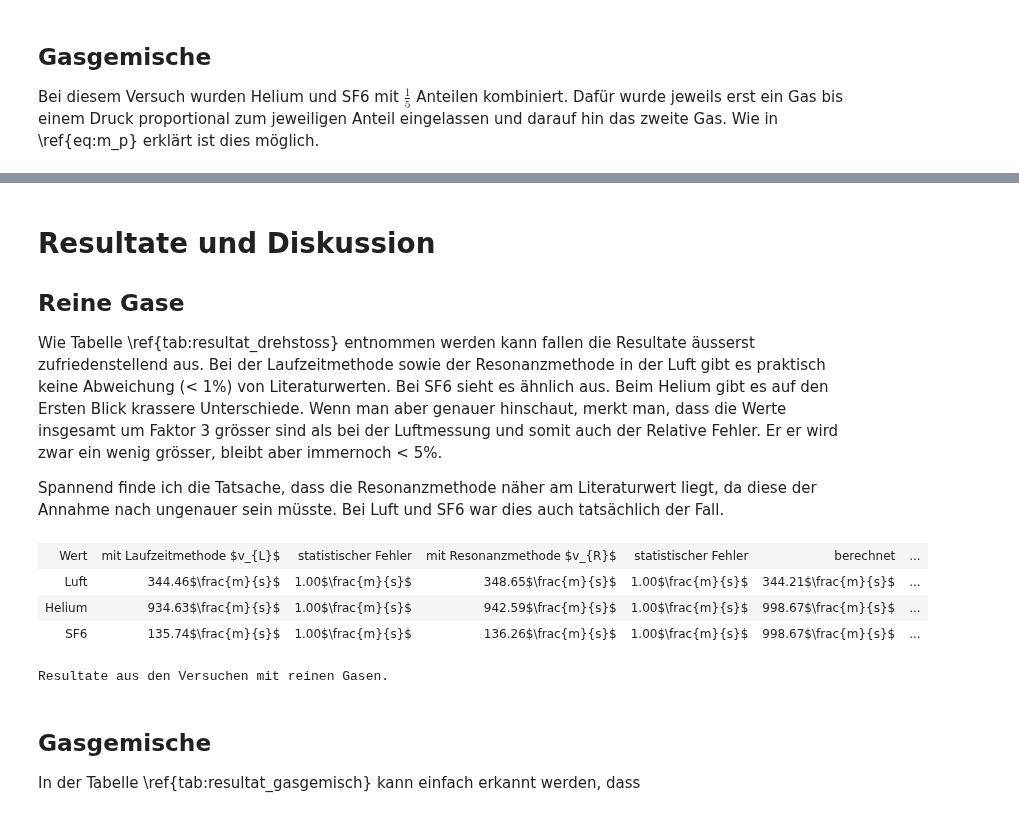
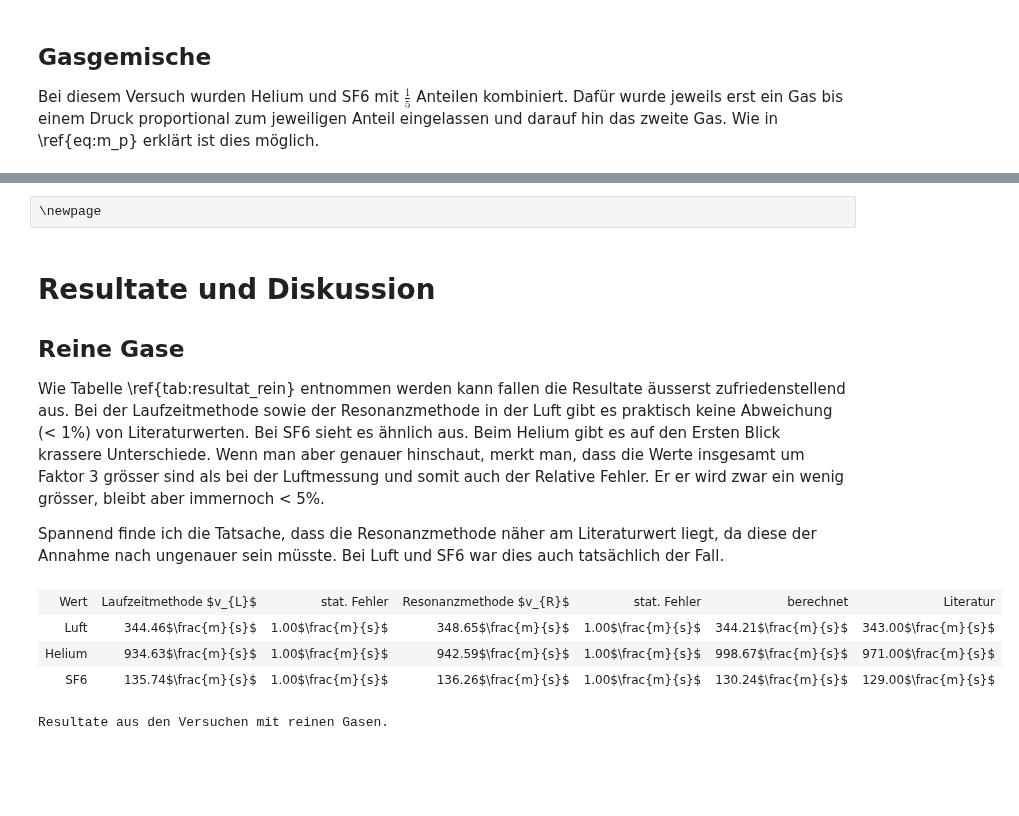
Before and after one commit to Yatekii/glal3, a Jupyter notebook: versuch3/W8.ipynb, the cells around one changed output, grey strips where cells are left out. Saved outputs shown, nothing was run; the diff lists cells and outputs as text; code cells hidden in the pictures; blank space fills up the shorter version.

```diff
--- a/versuch3/W8.ipynb
+++ b/versuch3/W8.ipynb
@@ -392,4 +396,6 @@ plt.show()
 # %%
+# Literature & Calcs
+
 T = 21.3 + 273.15
 Ri = 287
 K = 1.402
@@ -409,12 +415,12 @@ K = 1.012
 results['sf6']['sf6']['berechnet'] = math.sqrt(K * Ri * T)
 results['sf6']['sf6']['literatur'] = 129
 
-cp1 = 0
-cp2 = 0
-cv1 = 0
-cv2 = 0
-RL1 = 0
-RL2 = 0
+cp1 = cp[1]
+cp2 = cp[2]
+cv1 = cv[1]
+cv2 = cv[2]
+RL1 = ri[1]
+RL2 = ri[2]
 m1 = 0.2
 m2 = 0.8
 s1 = (m1 * cp1) + (m2 * cp2)
@@ -442,4 +448,19 @@ s1 = (m1 * cp1) + (m2 * cp2)
 s2 = (m1 + cv1) + (m2 * cv2)
 s3 = (m1 + RL1) + (m2 * RL2)
 results['helium']['sf6']['08_l_berechnet'] = math.sqrt(s1 / s2 * s3 * T)
+
+p = [p for p in np.linspace(0, 1, 1000)]
+v = [math.sqrt(((n * cp1) + ((1 - n) * cp2)) / ((n + cv1) + ((1 - n) * cv2)) * ((n + RL1) + ((1 - n) * RL2)) * T) for n in p]
+fig = plt.figure()
+plt.plot(p, v, label='errechnete Laufzeit')
+plt.scatter([0.2, 0.4, 0.6, 0.8], v_exp, label='experimentelle Laufzeit')
+plt.xlabel('Heliumanteil')
+plt.ylabel('Schallgeschwindigkeit [v]')
+plt.xlim([0, 1])
+plt.close()
+figure = PrettyFigure(
+    fig,
+    label='fig:laufzeiten_vgl',
+    caption='Laufzeiten in Helium/SF6-Gemischen. Experimentelle Werte verglichen mit den berechneten.')
+figure.show()
 # %% [output]
@@ -451,9 +483,11 @@ In diesem Versuch konnten Fehler
+# %% [raw]
+\newpage
 # %% [markdown]
 # Resultate und Diskussion
 
 ## Reine Gase
 
-Wie Tabelle \ref{tab:resultat_drehstoss} entnommen werden kann fallen die Resultate äusserst zufriedenstellend aus.
+Wie Tabelle \ref{tab:resultat_rein} entnommen werden kann fallen die Resultate äusserst zufriedenstellend aus.
 Bei der Laufzeitmethode sowie der Resonanzmethode in der Luft gibt es praktisch keine Abweichung (< 1%) von Literaturwerten.
 Bei SF6 sieht es ähnlich aus. Beim Helium gibt es auf den Ersten Blick krassere Unterschiede. Wenn man aber genauer hinschaut, merkt man, dass die Werte insgesamt um Faktor 3 grösser sind als bei der Luftmessung und somit auch der Relative Fehler. Er er wird zwar ein wenig grösser, bleibt aber immernoch < 5%.
 
@@ -486,43 +520,39 @@ sem_l = [
 
 sem_r = [
     '{0:.2f}'.format(results['luft']['luft']['1_r_sem']) + r'$\frac{m}{s}$',
     '{0:.2f}'.format(results['helium']['helium']['1_r_sem']) + r'$\frac{m}{s}$',
     '{0:.2f}'.format(results['sf6']['sf6']['1_r_sem']) + r'$\frac{m}{s}$'
 ]
 
 berechnet = [
     '{0:.2f}'.format(results['luft']['luft']['berechnet']) + r'$\frac{m}{s}$',
     '{0:.2f}'.format(results['helium']['helium']['berechnet']) + r'$\frac{m}{s}$',
     '{0:.2f}'.format(results['sf6']['sf6']['berechnet']) + r'$\frac{m}{s}$'
 ]
 
 literatur = [
     '{0:.2f}'.format(results['luft']['luft']['literatur']) + r'$\frac{m}{s}$',
     '{0:.2f}'.format(results['helium']['helium']['literatur']) + r'$\frac{m}{s}$',
     '{0:.2f}'.format(results['sf6']['sf6']['literatur']) + r'$\frac{m}{s}$'
 ]
 
 v2_results_tbl = PrettyTable(
     list(zip(values, means_l, sem_l, means_r, sem_r, berechnet, literatur)),
     label='tab:resultat_rein',
     caption='Resultate aus den Versuchen mit reinen Gasen.',
     extra_header=[
         'Wert',
-        'mit Laufzeitmethode $v_{L}$',
-        'statistischer Fehler',
-        'mit Resonanzmethode $v_{R}$',
-        'statistischer Fehler',
+        'Laufzeitmethode $v_{L}$',
+        'stat. Fehler',
+        'Resonanzmethode $v_{R}$',
+        'stat. Fehler',
         'berechnet',
         'Literatur'
     ], entries_per_column=3)
 v2_results_tbl.show()
 # %% [output]
-| Wert | mit Laufzeitmethode $v_{L}$ | statistischer Fehler | mit Resonanzmethode $v_{R}$ | statistischer Fehler | berechnet | ... |
-| Luft | 344.46$\frac{m}{s}$ | 1.00$\frac{m}{s}$ | 348.65$\frac{m}{s}$ | 1.00$\frac{m}{s}$ | 344.21$\frac{m}{s}$ | ... |
-| Helium | 934.63$\frac{m}{s}$ | 1.00$\frac{m}{s}$ | 942.59$\frac{m}{s}$ | 1.00$\frac{m}{s}$ | 998.67$\frac{m}{s}$ | ... |
-| SF6 | 135.74$\frac{m}{s}$ | 1.00$\frac{m}{s}$ | 136.26$\frac{m}{s}$ | 1.00$\frac{m}{s}$ | 998.67$\frac{m}{s}$ | ... |
+| Wert | Laufzeitmethode $v_{L}$ | stat. Fehler | Resonanzmethode $v_{R}$ | stat. Fehler | berechnet | Literatur |
+| Luft | 344.46$\frac{m}{s}$ | 1.00$\frac{m}{s}$ | 348.65$\frac{m}{s}$ | 1.00$\frac{m}{s}$ | 344.21$\frac{m}{s}$ | 343.00$\frac{m}{s}$ |
+| Helium | 934.63$\frac{m}{s}$ | 1.00$\frac{m}{s}$ | 942.59$\frac{m}{s}$ | 1.00$\frac{m}{s}$ | 998.67$\frac{m}{s}$ | 971.00$\frac{m}{s}$ |
+| SF6 | 135.74$\frac{m}{s}$ | 1.00$\frac{m}{s}$ | 136.26$\frac{m}{s}$ | 1.00$\frac{m}{s}$ | 130.24$\frac{m}{s}$ | 129.00$\frac{m}{s}$ |
 Resultate aus den Versuchen mit reinen Gasen.
-# %% [markdown]
-## Gasgemische
-
-In der Tabelle \ref{tab:resultat_gasgemisch} kann einfach erkannt werden, dass
```
Also changed, not shown: parts of 12 cells of this notebook, 11 other files.
